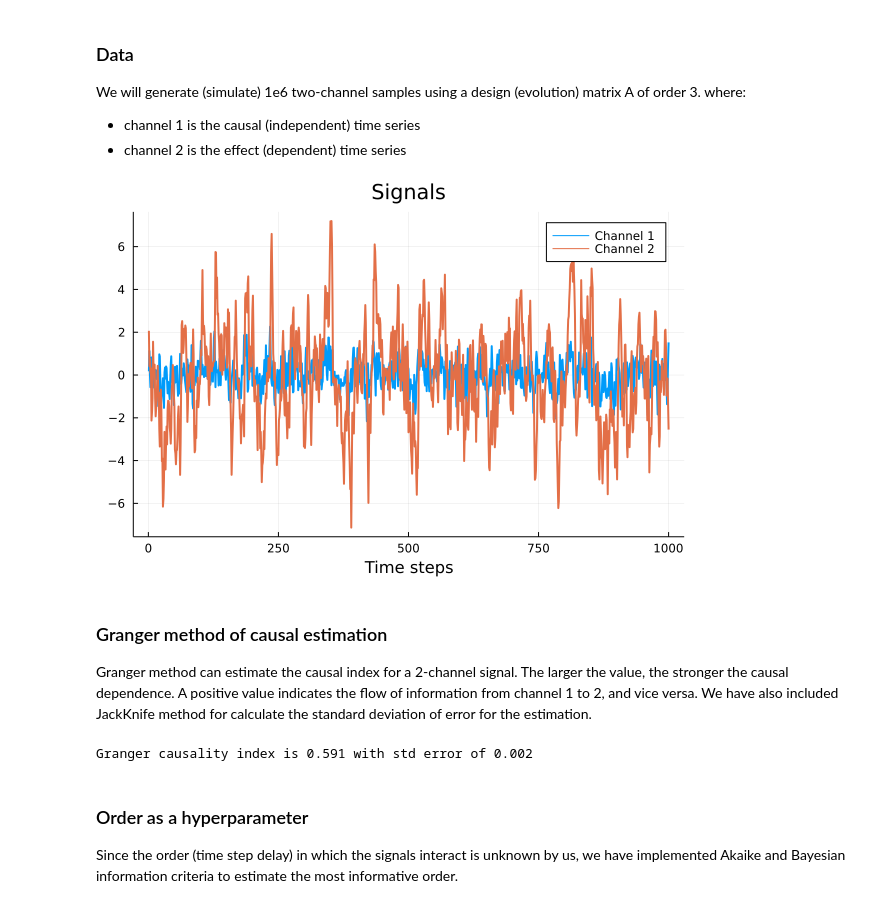
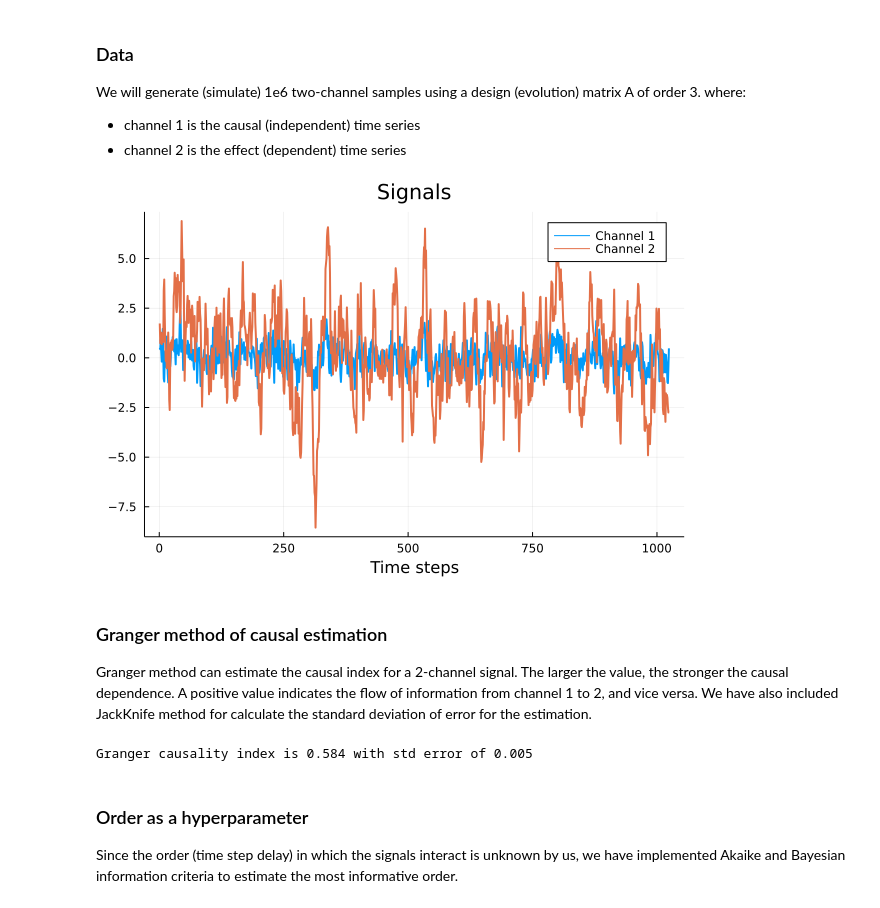
Before and after one commit to ssnio/TimeSeriesCausality.jl, a Jupyter notebook: dev/generated/granger_examples.ipynb, the cells around one changed output. Drawn from its saved outputs; the diff is of its cells as text; code cells hidden in the pictures.

```diff
--- a/dev/generated/granger_examples.ipynb
+++ b/dev/generated/granger_examples.ipynb
@@ -19,42 +19,42 @@ We will generate (simulate) 1e6 two-channel samples using a design (evolution) m
 # %%
 # design (evolution) matrix
 #            Channel 1->    Channel 2->
 #           t-1  t-2  t-3  t-1  t-2  t-3
 designer = [0.4 -0.6  0.8  0.0  0.0  0.0;  # -> Channel 1
             0.5  0.9  0.0  0.0  0.0  0.7]  # -> Channel 2
 
 # data generation
-time_steps = 1000000  # number of time steps
-segment_length = 1000  # segment length
+n_samples = 128*1024  # number of time steps
+segment_length = 1024  # segment length
 noise_cov = MvNormal([0.25 0.0; 0.0 0.64])  # uncorrelated Cov matrix of noise
-noise = rand(noise_cov, time_steps)'  # sampling from the noise distribution
+noise = rand(noise_cov, n_samples)'  # sampling from the noise distribution
 
 # pre-allocation and initial values
-signal = zeros(time_steps, 2)
+signal = zeros(n_samples, 2)
 signal[1:3, :] = rand(3, 2) + noise[1:3, :]
 
 # simulation
-for t in 4:time_steps
+for t in 4:n_samples
     signal[t, :] = designer * reshape(signal[t-3:t-1, :], :, 1) + noise[t, :]
 end
 
 plot(1:segment_length, [signal[1:segment_length, 1], signal[1:segment_length, 2]],
      title = "Signals",
      label = ["Channel 1" "Channel 2"],
      xlabel = "Time steps",
      ylabel = "",
      lw = 2)
 # %% [output]
-[figure, old version]
+[figure, new version]
 # %% [markdown]
 ### Granger method of causal estimation
 Granger method can estimate the causal index for a 2-channel signal. The larger the value, the stronger the causal dependence. A positive value indicates the flow of information from channel 1 to 2, and vice versa.
 We have also included JackKnife method for calculate the standard deviation of error for the estimation.
 # %%
-granger_idx, err_std = granger_est(signal, 3, segment_length, "jackknife")
+granger_idx, err_std = granger_est(signal, segment_length; order=3, method="jackknife")
 @printf "Granger causality index is %.3f with std error of %.3f" granger_idx err_std
 # %% [output]
-Granger causality index is 0.591 with std error of 0.002
+Granger causality index is 0.584 with std error of 0.005
 # %% [markdown]
 ### Order as a hyperparameter
 Since the order (time step delay) in which the signals interact is unknown by us, we have implemented Akaike and Bayesian information criteria to estimate the most informative order.
```
Also changed, not shown: parts of 2 cells of this notebook, 11 other files.
